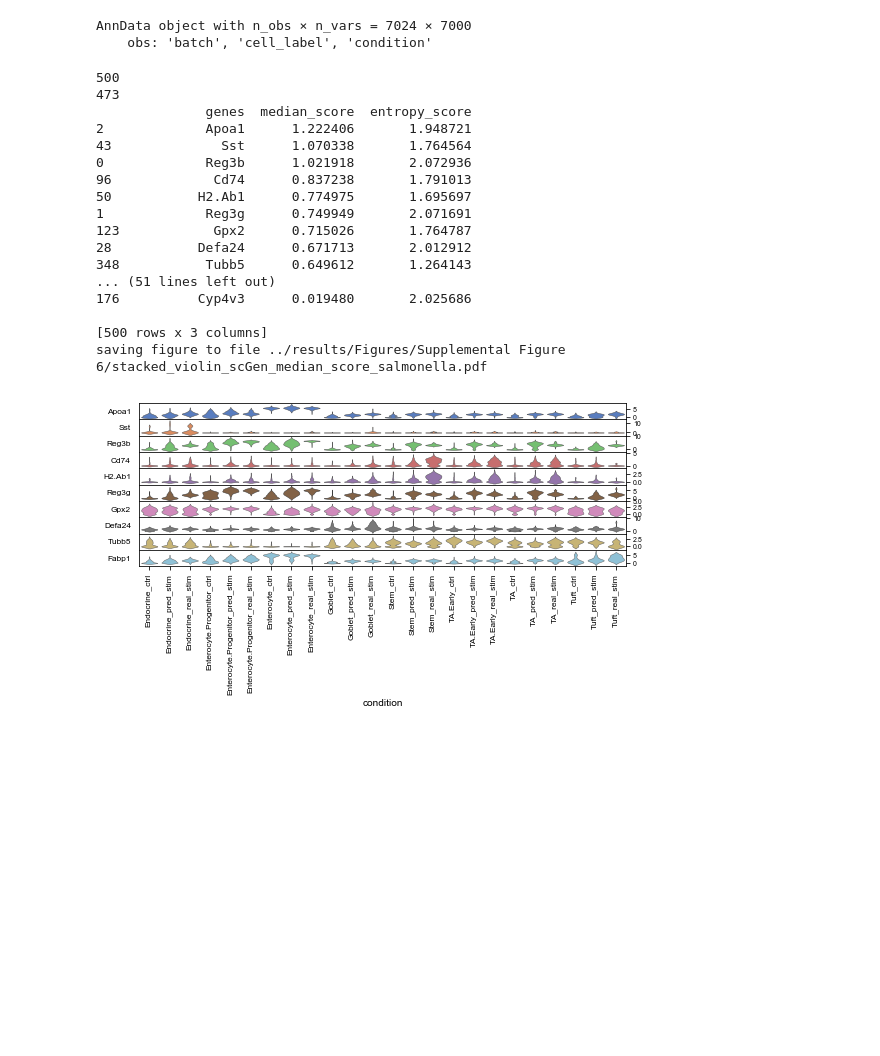
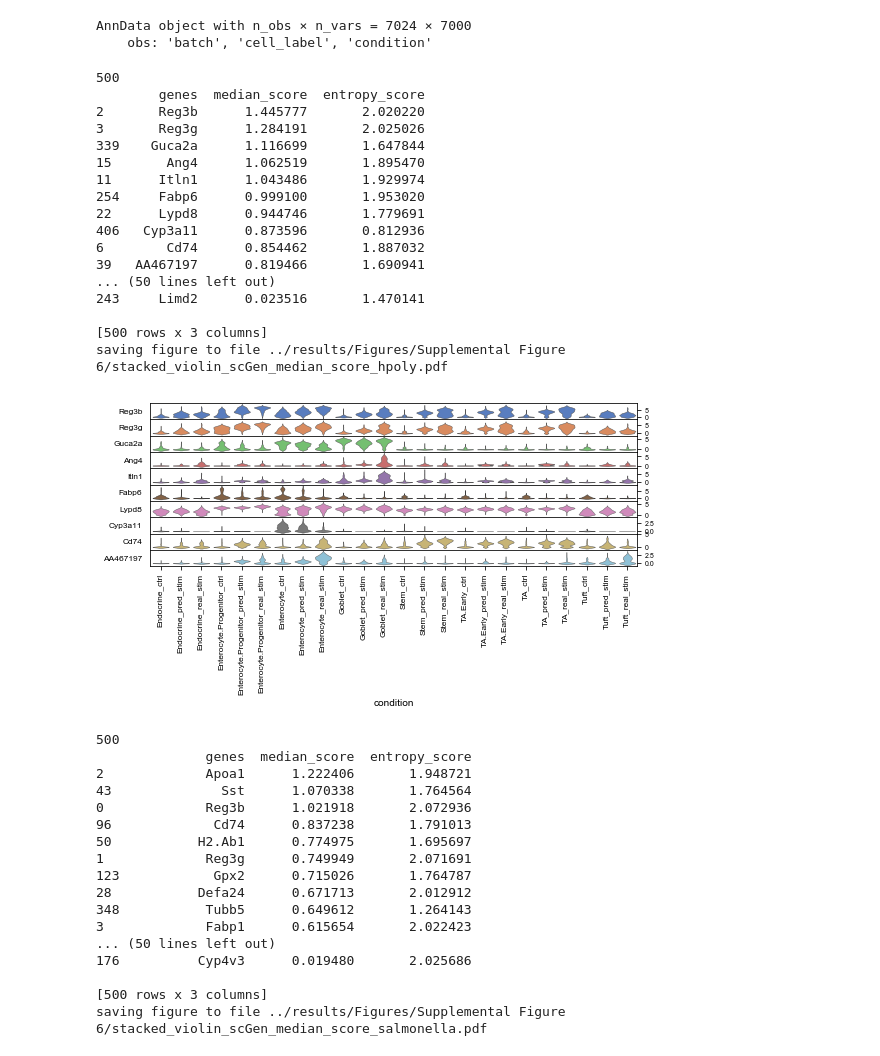
Before and after one commit to theislab/scgen-reproducibility, a Jupyter notebook: Jupyter Notebooks/SupplFig6.ipynb, the cells around one changed output. Saved outputs shown, nothing was run; the diff lists cells and outputs as text; code cells hidden in the pictures; blank space fills up the shorter version.

Commit message:
Update Supp. Figures

```diff
--- a/Jupyter Notebooks/SupplFig6.ipynb
+++ b/Jupyter Notebooks/SupplFig6.ipynb
@@ -47,7 +49,7 @@ AnnData object with n_obs × n_vars = 7024 × 7000
 def score(adata, data_name, n_deg=10, n_genes=1000, condition_key="condition", cell_type_key="cell_type",
           conditions={"stim": "stimulated", "ctrl": "control"},
           sortby="median_score"):
-    sc.tl.rank_genes_groups(adata, groupby=condition_key, method="wilcoxon", n_genes=2 * n_genes)
+    sc.tl.rank_genes_groups(adata, groupby=condition_key, method="wilcoxon", n_genes=n_genes)
     gene_names_up = adata.uns["rank_genes_groups"]['names'][conditions['stim']]
     gene_names_down = adata.uns["rank_genes_groups"]['names'][conditions['ctrl']]
     gene_lfcs_up = adata.uns["rank_genes_groups"]['logfoldchanges'][conditions['stim']]
@@ -56,11 +58,8 @@ def score(adata, data_name, n_deg=10, n_genes=1000, condition_key="condition", c
     gene_names = gene_names_up.tolist()[:n_genes // 2] + gene_names_down.tolist()[:n_genes // 2]
     gene_lfcs = gene_lfcs_up.tolist()[:n_genes // 2] + gene_lfcs_down.tolist()[:n_genes // 2]
     diff_genes_df = pd.DataFrame({"names": gene_names, "lfc": gene_lfcs})
-    print(diff_genes_df.shape[0])
-    diff_genes = diff_genes_df[diff_genes_df['lfc'].abs() > 0.3]["names"].tolist()
+    diff_genes = diff_genes_df["names"].tolist()
     print(len(diff_genes))
-    diff_genes = diff_genes_df["names"].tolist()
-    diff_genes = diff_genes[:n_genes]
     adata_deg = adata[:, diff_genes].copy()
     cell_types = adata_deg.obs[cell_type_key].cat.categories.tolist()
     lfc_temp = np.zeros((len(cell_types), n_genes))
@@ -120,24 +119,41 @@ def stacked_violin_plot(recon_data, method, figure, data_name="pbmc", score_type
     os.rename(src=os.path.join(path_to_save, f"stacked_violin_{method}_{score_type}_{data_name}.pdf"),
               dst=os.path.join(path_to_save, f"SupplFig6{figure}_{method}_{score_type}_{data_name}.pdf"))
 # %%
-# stacked_violin_plot(scgen_reconstructed_hpoly, "scGen", "a", "hpoly", "median_score")
+stacked_violin_plot(scgen_reconstructed_hpoly, "scGen", "a", "hpoly", "median_score")
 stacked_violin_plot(scgen_reconstructed_salmonella, "scGen", "b", "salmonella", "median_score")
 # %% [output]
 500
-473
-              genes  median_score  entropy_score
-2             Apoa1      1.222406       1.948721
-43              Sst      1.070338       1.764564
-0             Reg3b      1.021918       2.072936
-96             Cd74      0.837238       1.791013
-50           H2.Ab1      0.774975       1.695697
-1             Reg3g      0.749949       2.071691
-123            Gpx2      0.715026       1.764787
-28           Defa24      0.671713       2.012912
-348           Tubb5      0.649612       1.264143
-... (51 lines left out)
-176          Cyp4v3      0.019480       2.025686
+        genes  median_score  entropy_score
+2       Reg3b      1.445777       2.020220
+3       Reg3g      1.284191       2.025026
+339    Guca2a      1.116699       1.647844
+15       Ang4      1.062519       1.895470
+11      Itln1      1.043486       1.929974
+254     Fabp6      0.999100       1.953020
+22      Lypd8      0.944746       1.779691
+406   Cyp3a11      0.873596       0.812936
+6        Cd74      0.854462       1.887032
+39   AA467197      0.819466       1.690941
+... (50 lines left out)
+243     Limd2      0.023516       1.470141
 
 [500 rows x 3 columns]
-saving figure to file ../results/Figures/Supplemental Figure 6/stacked_violin_scGen_median_score_salmonella.pdf
+saving figure to file ../results/Figures/Supplemental Figure 6/stacked_violin_scGen_median_score_hpoly.pdf
-[figure, old version]
+[figure, new version]
+500
+              genes  median_score  entropy_score
+2             Apoa1      1.222406       1.948721
+43              Sst      1.070338       1.764564
+0             Reg3b      1.021918       2.072936
+96             Cd74      0.837238       1.791013
+50           H2.Ab1      0.774975       1.695697
+1             Reg3g      0.749949       2.071691
+123            Gpx2      0.715026       1.764787
+28           Defa24      0.671713       2.012912
+348           Tubb5      0.649612       1.264143
+3             Fabp1      0.615654       2.022423
+... (50 lines left out)
+176          Cyp4v3      0.019480       2.025686
+
+[500 rows x 3 columns]
+saving figure to file ../results/Figures/Supplemental Figure 6/stacked_violin_scGen_median_score_salmonella.pdf
```
Also changed, not shown: parts of 2 cells of this notebook, 5 other files.
